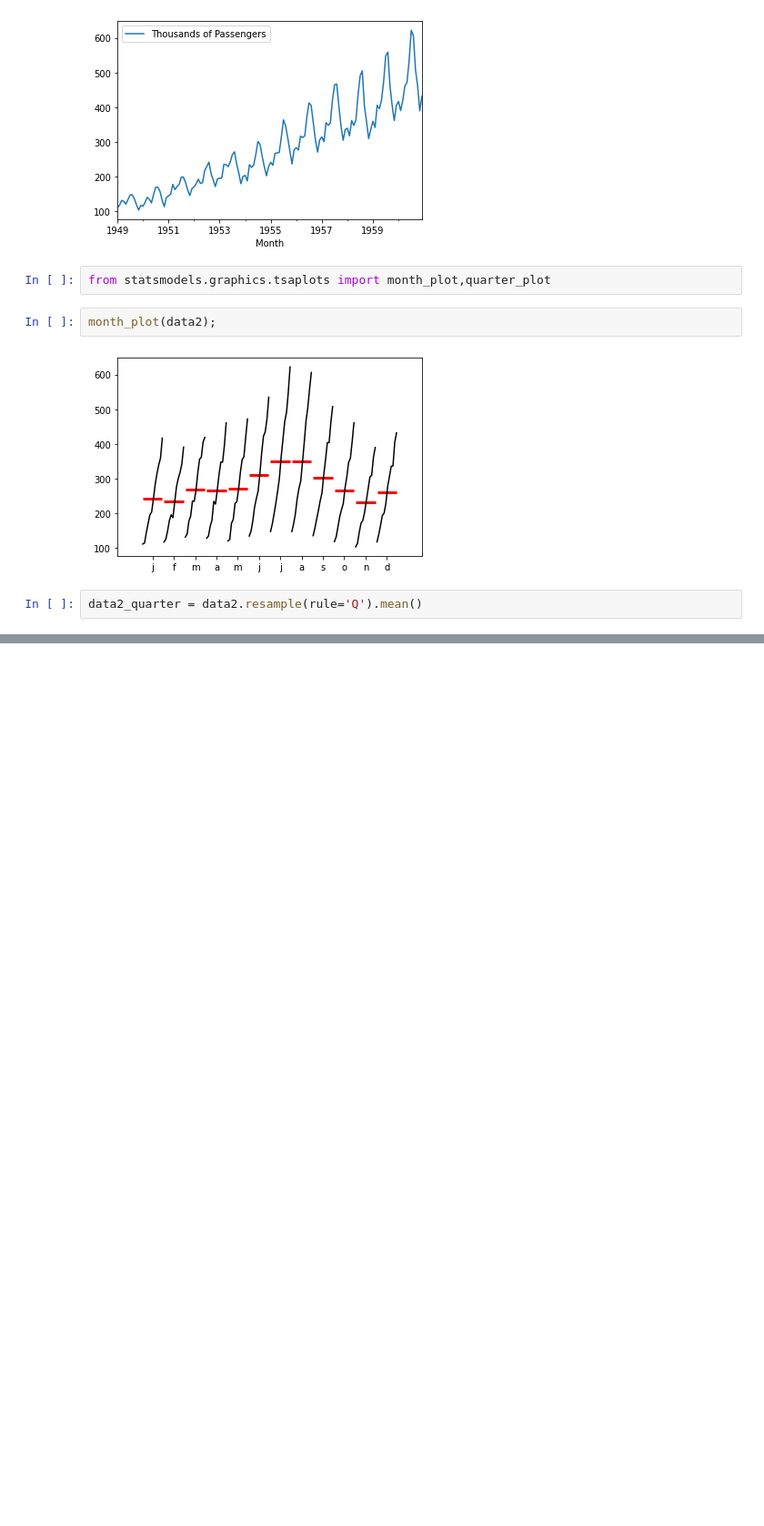
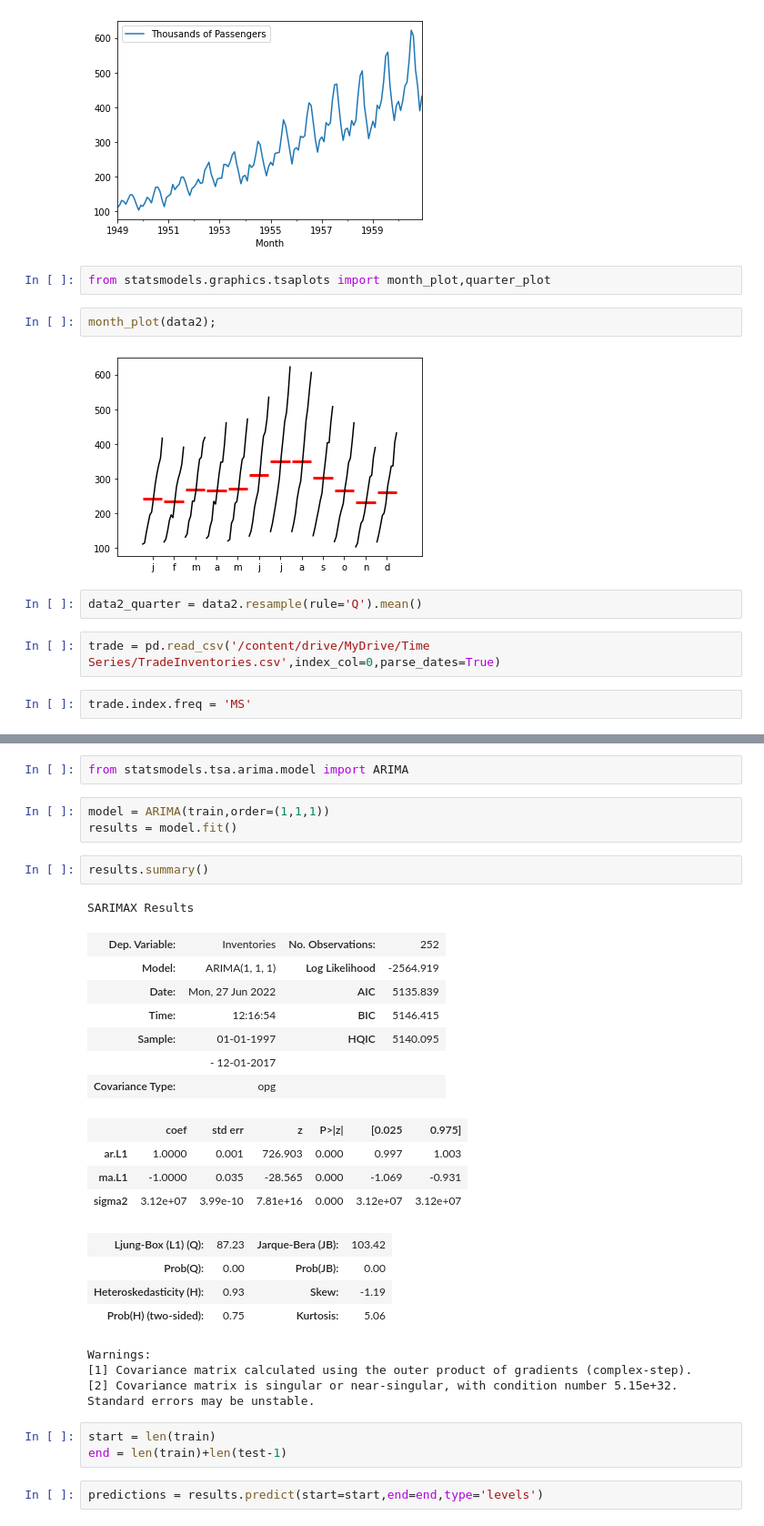
Before and after one commit to kozz84/Udemy, a Jupyter notebook: Time_Series.ipynb, the cells around one changed output, grey strips where cells are left out. Shown at 91% size. Cells and saved outputs as stored; diff of their text form; blank space fills up the shorter version.

```diff
--- a/Time_Series.ipynb
+++ b/Time_Series.ipynb
@@ -966,3 +966,7 @@ month_plot(data2);
 [figure]
 # %%
 data2_quarter = data2.resample(rule='Q').mean()
+# %%
+trade = pd.read_csv('/content/drive/MyDrive/Time Series/TradeInventories.csv',index_col=0,parse_dates=True)
+# %%
+trade.index.freq = 'MS'
@@ -968,0 +993,32 @@ data2_quarter = data2.resample(rule='Q').mean()
+# %%
+from statsmodels.tsa.arima.model import ARIMA
+# %%
+model = ARIMA(train,order=(1,1,1))
+results = model.fit()
+# %%
+results.summary()
+# %% [output]
+SARIMAX Results
+| Dep. Variable: | Inventories | No. Observations: | 252 |
+| Model: | ARIMA(1, 1, 1) | Log Likelihood | -2564.919 |
+| Date: | Mon, 27 Jun 2022 | AIC | 5135.839 |
+| Time: | 12:16:54 | BIC | 5146.415 |
+| Sample: | 01-01-1997 | HQIC | 5140.095 |
+|  | - 12-01-2017 |  |  |
+| Covariance Type: | opg |  |  |
+|  | coef | std err | z | P>|z| | [0.025 | 0.975] |
+| ar.L1 | 1.0000 | 0.001 | 726.903 | 0.000 | 0.997 | 1.003 |
+| ma.L1 | -1.0000 | 0.035 | -28.565 | 0.000 | -1.069 | -0.931 |
+| sigma2 | 3.12e+07 | 3.99e-10 | 7.81e+16 | 0.000 | 3.12e+07 | 3.12e+07 |
+| Ljung-Box (L1) (Q): | 87.23 | Jarque-Bera (JB): | 103.42 |
+| Prob(Q): | 0.00 | Prob(JB): | 0.00 |
+| Heteroskedasticity (H): | 0.93 | Skew: | -1.19 |
+| Prob(H) (two-sided): | 0.75 | Kurtosis: | 5.06 |
+Warnings:
+[1] Covariance matrix calculated using the outer product of gradients (complex-step).
+[2] Covariance matrix is singular or near-singular, with condition number 5.15e+32. Standard errors may be unstable.
+# %%
+start = len(train)
+end = len(train)+len(test-1)
+# %%
+predictions = results.predict(start=start,end=end,type='levels')
```
Also changed, not shown: parts of 3 cells of this notebook.
